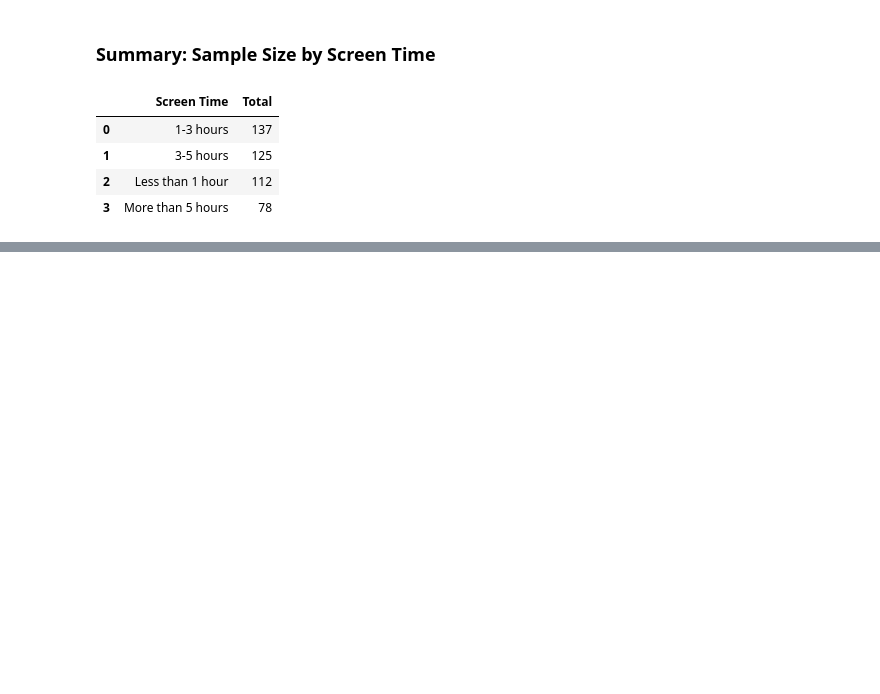
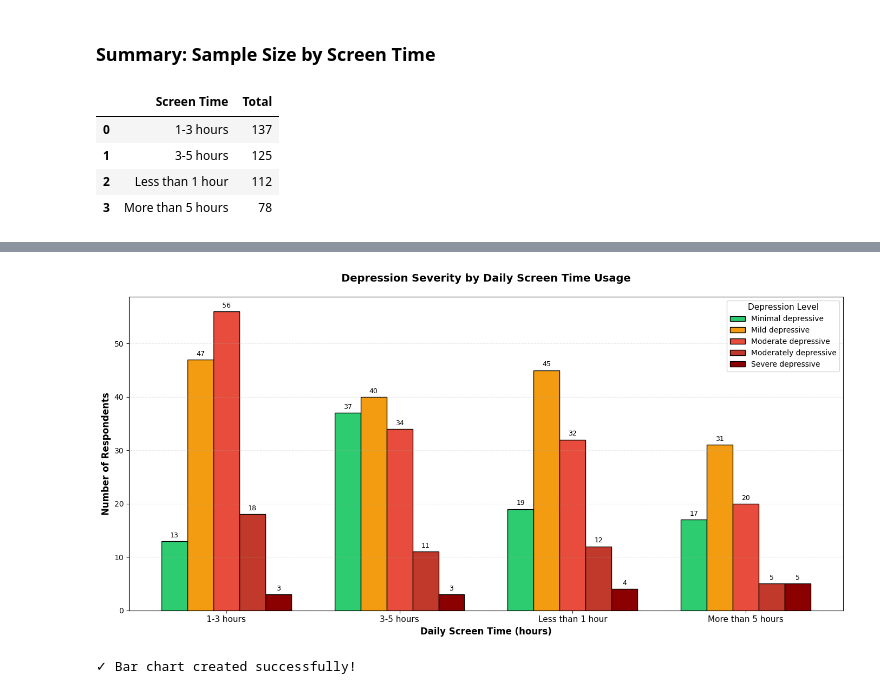
Before and after one commit to arshadziban/team_insightify, a Jupyter notebook: thesis_25.ipynb, the cells around one changed output, grey strips where cells are left out. Cells and saved outputs as stored; diff of their text form; code cells hidden in the pictures; blank space fills up the shorter version.

```diff
--- a/thesis_25.ipynb
+++ b/thesis_25.ipynb
@@ -1230,0 +1263,43 @@ Summary: Sample Size by Screen Time
+# %%
+import matplotlib.pyplot as plt
+import numpy as np
+
+# Create bar chart for PHQ_class x D1_daily_screen
+fig, ax = plt.subplots(figsize=(14, 7))
+
+# Get crosstab without margins for plotting
+ct_plot = pd.crosstab(df['PHQ_class'], df['D1_daily_screen'])
+
+# Define colors for depression levels
+colors = ['#2ecc71', '#f39c12', '#e74c3c', '#c0392b', '#8b0000']
+
+# Create grouped bar chart
+x = np.arange(len(ct_plot.columns))
+width = 0.15
+multiplier = 0
+
+for idx, (phq_level, color) in enumerate(zip(ct_plot.index, colors)):
+    offset = width * multiplier
+    ax.bar(x + offset, ct_plot.loc[phq_level], width, label=phq_level, color=color, edgecolor='black', linewidth=1)
+    multiplier += 1
+
+# Customize chart
+ax.set_xlabel('Daily Screen Time (hours)', fontsize=12, fontweight='bold')
+ax.set_ylabel('Number of Respondents', fontsize=12, fontweight='bold')
+ax.set_title('Depression Severity by Daily Screen Time Usage', fontsize=14, fontweight='bold', pad=20)
+ax.set_xticks(x + width * 2)
+ax.set_xticklabels(ct_plot.columns, fontsize=11)
+ax.legend(title='Depression Level', fontsize=10, title_fontsize=11, loc='upper right')
+ax.grid(axis='y', alpha=0.3, linestyle='--')
+
+# Add value labels on bars
+for container in ax.containers:
+    ax.bar_label(container, fontsize=9, padding=3)
+
+plt.tight_layout()
+plt.show()
+
+print("✓ Bar chart created successfully!")
+# %% [output]
+[figure, added]
+✓ Bar chart created successfully!
```
Also changed, not shown: parts of 1 cell of this notebook.
